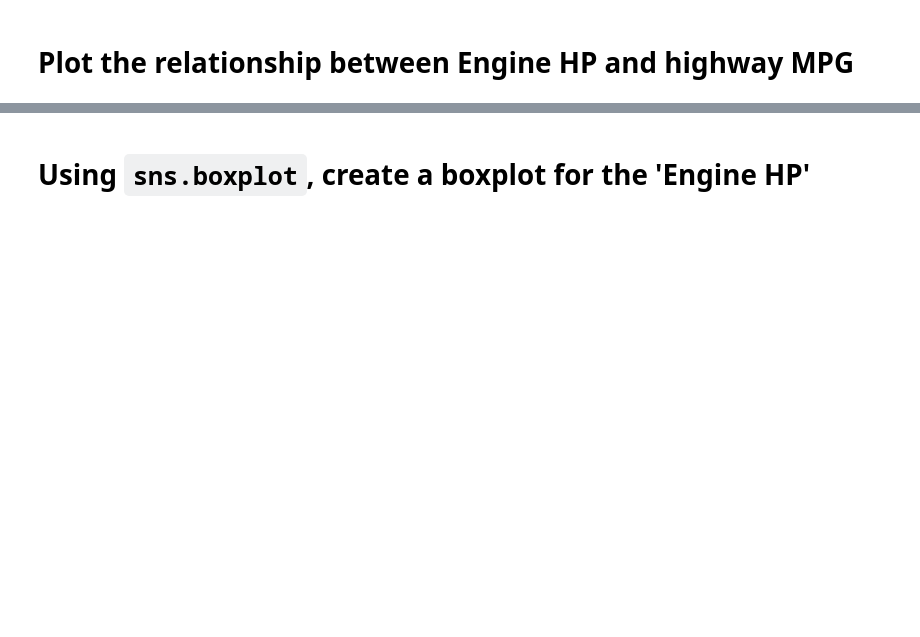
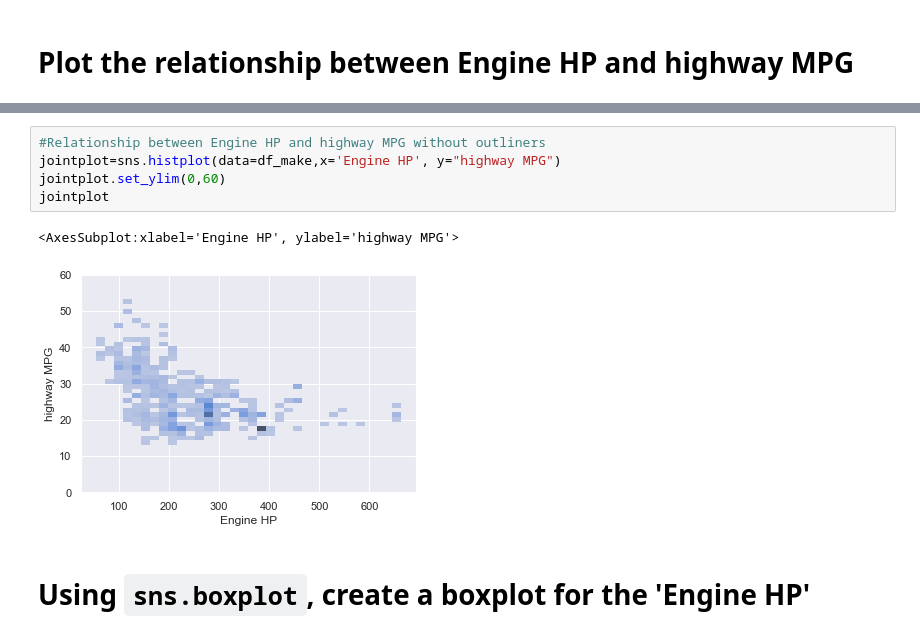
Before and after one commit to Rustamova00/2022-fall-data-science, a Jupyter notebook: Week-02-EDA/Exercise-EDA.ipynb, the cells around one changed output, grey strips where cells are left out. Drawn from its saved outputs; the diff is of its cells as text; blank space fills up the shorter version.

```diff
--- a/Week-02-EDA/Exercise-EDA.ipynb
+++ b/Week-02-EDA/Exercise-EDA.ipynb
@@ -271,3 +285,11 @@ Name: adjusted_price, dtype: float64
+# %%
+#Relationship between Engine HP and highway MPG without outliners
+jointplot=sns.histplot(data=df_make,x='Engine HP', y="highway MPG")
+jointplot.set_ylim(0,60)
+jointplot
+# %% [output]
+<AxesSubplot:xlabel='Engine HP', ylabel='highway MPG'>
+[figure, added]
 # %% [markdown]
 # Using `sns.boxplot`, create a boxplot for the 'Engine HP'
 # %%
```
Also changed, not shown: parts of 24 cells of this notebook.
